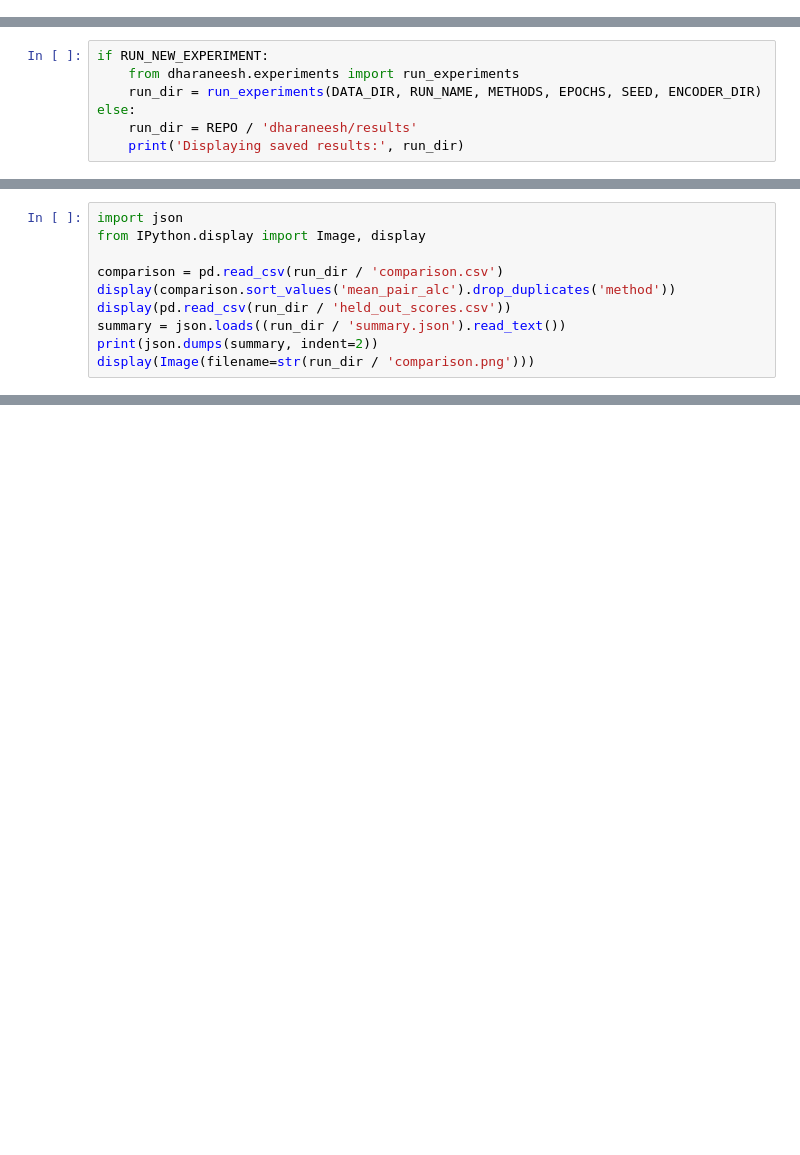
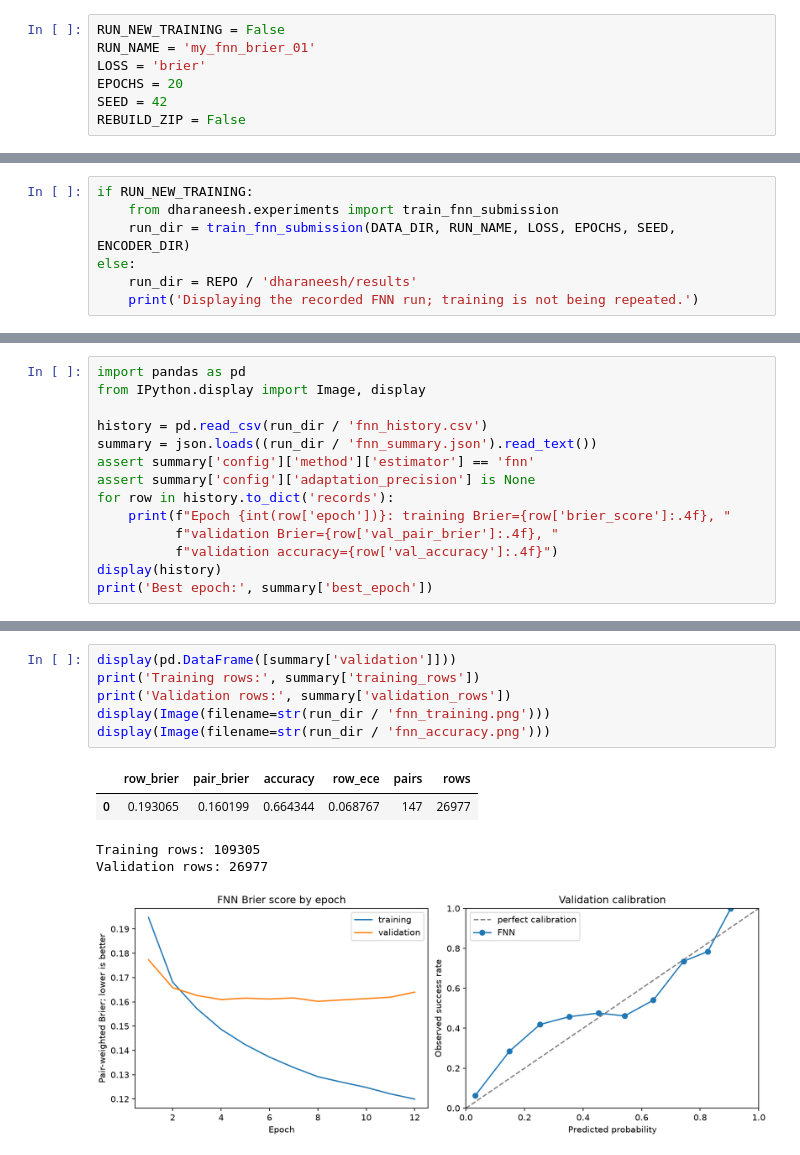
Before and after one commit to stevenwoodrum/dl-project, a Jupyter notebook: dharaneesh/Approach1_Experiments.ipynb, the cells around one changed output, grey strips where cells are left out. Cells and saved outputs as stored; diff of their text form; blank space fills up the shorter version.

Commit message:
Make Approach 1 an FNN and export strict neural submission

```diff
--- a/dharaneesh/Approach1_Experiments.ipynb
+++ b/dharaneesh/Approach1_Experiments.ipynb
@@ -55,0 +28,7 @@ The outer benchmark is reserved for evaluation. An inner 80/20 prompt-grouped sp
+# %%
+RUN_NEW_TRAINING = False
+RUN_NAME = 'my_fnn_brier_01'
+LOSS = 'brier'
+EPOCHS = 20
+SEED = 42
+REBUILD_ZIP = False
@@ -56,8 +39,8 @@ The outer benchmark is reserved for evaluation. An inner 80/20 prompt-grouped sp
 # %%
-if RUN_NEW_EXPERIMENT:
-    from dharaneesh.experiments import run_experiments
-    run_dir = run_experiments(DATA_DIR, RUN_NAME, METHODS, EPOCHS, SEED, ENCODER_DIR)
+if RUN_NEW_TRAINING:
+    from dharaneesh.experiments import train_fnn_submission
+    run_dir = train_fnn_submission(DATA_DIR, RUN_NAME, LOSS, EPOCHS, SEED, ENCODER_DIR)
 else:
     run_dir = REPO / 'dharaneesh/results'
-    print('Displaying saved results:', run_dir)
+    print('Displaying the recorded FNN run; training is not being repeated.')
 # %% [output]
@@ -65,10 +47,0 @@ Displaying saved results: C:\Users\dhara\Downloads\aims\aims\data\measurement-db
-# %%
-import json
-from IPython.display import Image, display
-
-comparison = pd.read_csv(run_dir / 'comparison.csv')
-display(comparison.sort_values('mean_pair_alc').drop_duplicates('method'))
-display(pd.read_csv(run_dir / 'held_out_scores.csv'))
-summary = json.loads((run_dir / 'summary.json').read_text())
-print(json.dumps(summary, indent=2))
-display(Image(filename=str(run_dir / 'comparison.png')))
@@ -139,0 +48,14 @@ SHA-256: c1d5aea56d6e59bb0133a31c2a20538ff579b95324d61f949ab3b3182c7b2363
+# %%
+import pandas as pd
+from IPython.display import Image, display
+
+history = pd.read_csv(run_dir / 'fnn_history.csv')
+summary = json.loads((run_dir / 'fnn_summary.json').read_text())
+assert summary['config']['method']['estimator'] == 'fnn'
+assert summary['config']['adaptation_precision'] is None
+for row in history.to_dict('records'):
+    print(f"Epoch {int(row['epoch'])}: training Brier={row['brier_score']:.4f}, "
+          f"validation Brier={row['val_pair_brier']:.4f}, "
+          f"validation accuracy={row['val_accuracy']:.4f}")
+display(history)
+print('Best epoch:', summary['best_epoch'])
@@ -139,0 +93,12 @@ SHA-256: c1d5aea56d6e59bb0133a31c2a20538ff579b95324d61f949ab3b3182c7b2363
+# %%
+display(pd.DataFrame([summary['validation']]))
+print('Training rows:', summary['training_rows'])
+print('Validation rows:', summary['validation_rows'])
+display(Image(filename=str(run_dir / 'fnn_training.png')))
+display(Image(filename=str(run_dir / 'fnn_accuracy.png')))
+# %% [output]
+|  | row_brier | pair_brier | accuracy | row_ece | pairs | rows |
+| 0 | 0.193065 | 0.160199 | 0.664344 | 0.068767 | 147 | 26977 |
+Training rows: 109305
+Validation rows: 26977
+[figure, added]
```
Also changed, not shown: parts of 19 cells of this notebook, 16 other files.
